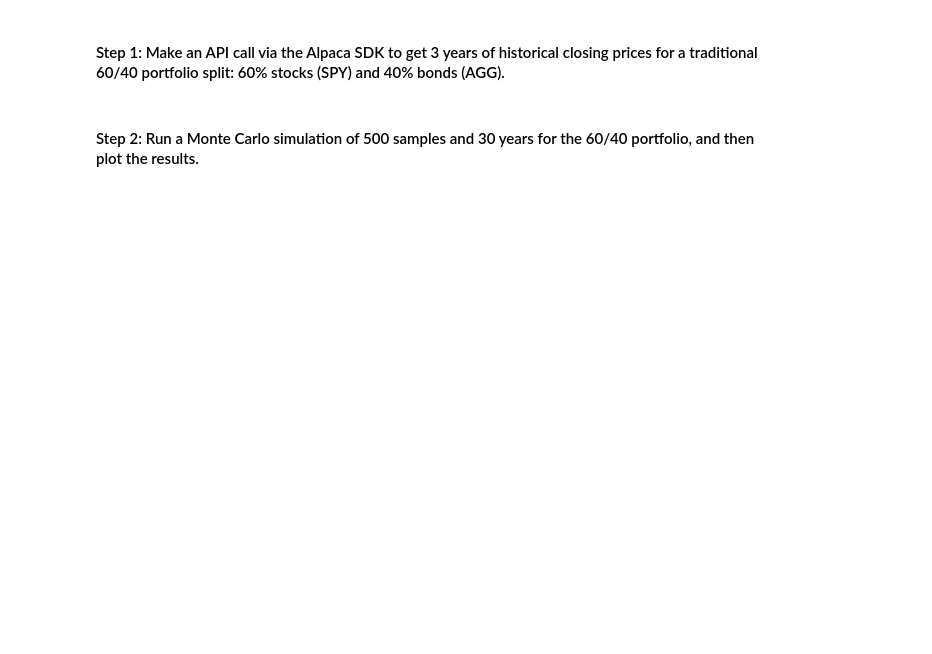
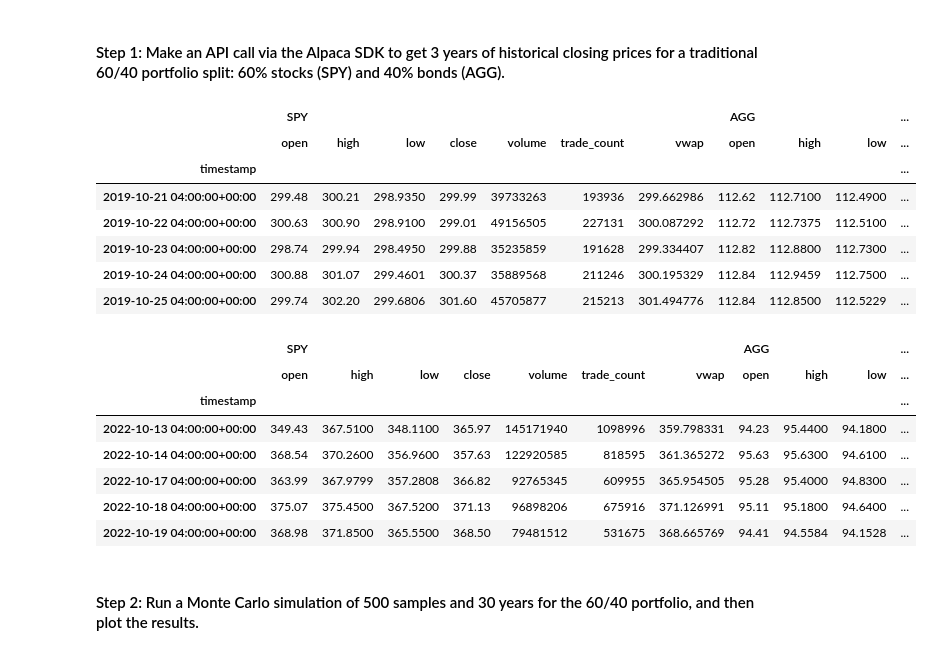
Before and after one commit to Arty-j/Financial_Planning_Tools, a Jupyter notebook: financial_planning_tools.ipynb, the cells around one changed output. Saved outputs shown, nothing was run; the diff lists cells and outputs as text; code cells hidden in the pictures; blank space fills up the shorter version.

```diff
--- a/financial_planning_tools.ipynb
+++ b/financial_planning_tools.ipynb
@@ -421,20 +435,37 @@ In this section, you’ll use the MCForecastTools library to create a Monte Carl
 # %%
 # Use the Alpaca get_bars function to make the API call to get the 3 years worth of pricing data
 # The tickers and timeframe parameters should have been set in Part 1 of this activity
 # The start and end dates should be updated with the information set above
 # Remember to add the df property to the end of the call so the response is returned as a DataFrame
-# YOUR CODE HERE
+prices_df = alpaca.get_bars(tickers, timeframe, start=start_date, end=end_date).df
 
 # Reorganize the DataFrame
 # Separate ticker data
-# YOUR CODE HERE
-
+SPY = prices_df[prices_df["symbol"]=="SPY"].drop("symbol", axis=1)
+AGG = prices_df[prices_df["symbol"]=="AGG"].drop("symbol", axis=1)
 # Concatenate the ticker DataFrames
-# YOUR CODE HERE
+prices_df = pd.concat([SPY, AGG], axis=1, keys=["SPY", "AGG"])
 
 # Display both the first and last five rows of the DataFrame
-# YOUR CODE HERE
-# YOUR CODE HERE
+display(prices_df.head())
+prices_df.tail()
+# %% [output]
+|  | SPY |  |  |  |  |  |  | AGG |  |  | ... |
+|  | open | high | low | close | volume | trade_count | vwap | open | high | low | ... |
+| timestamp |  |  |  |  |  |  |  |  |  |  | ... |
+| 2019-10-21 04:00:00+00:00 | 299.48 | 300.21 | 298.9350 | 299.99 | 39733263 | 193936 | 299.662986 | 112.62 | 112.7100 | 112.4900 | ... |
+| 2019-10-22 04:00:00+00:00 | 300.63 | 300.90 | 298.9100 | 299.01 | 49156505 | 227131 | 300.087292 | 112.72 | 112.7375 | 112.5100 | ... |
+| 2019-10-23 04:00:00+00:00 | 298.74 | 299.94 | 298.4950 | 299.88 | 35235859 | 191628 | 299.334407 | 112.82 | 112.8800 | 112.7300 | ... |
+| 2019-10-24 04:00:00+00:00 | 300.88 | 301.07 | 299.4601 | 300.37 | 35889568 | 211246 | 300.195329 | 112.84 | 112.9459 | 112.7500 | ... |
+| 2019-10-25 04:00:00+00:00 | 299.74 | 302.20 | 299.6806 | 301.60 | 45705877 | 215213 | 301.494776 | 112.84 | 112.8500 | 112.5229 | ... |
+|  | SPY |  |  |  |  |  |  | AGG |  |  | ... |
+|  | open | high | low | close | volume | trade_count | vwap | open | high | low | ... |
+| timestamp |  |  |  |  |  |  |  |  |  |  | ... |
+| 2022-10-13 04:00:00+00:00 | 349.43 | 367.5100 | 348.1100 | 365.97 | 145171940 | 1098996 | 359.798331 | 94.23 | 95.4400 | 94.1800 | ... |
+| 2022-10-14 04:00:00+00:00 | 368.54 | 370.2600 | 356.9600 | 357.63 | 122920585 | 818595 | 361.365272 | 95.63 | 95.6300 | 94.6100 | ... |
+| 2022-10-17 04:00:00+00:00 | 363.99 | 367.9799 | 357.2808 | 366.82 | 92765345 | 609955 | 365.954505 | 95.28 | 95.4000 | 94.8300 | ... |
+| 2022-10-18 04:00:00+00:00 | 375.07 | 375.4500 | 367.5200 | 371.13 | 96898206 | 675916 | 371.126991 | 95.11 | 95.1800 | 94.6400 | ... |
+| 2022-10-19 04:00:00+00:00 | 368.98 | 371.8500 | 365.5500 | 368.50 | 79481512 | 531675 | 368.665769 | 94.41 | 94.5584 | 94.1528 | ... |
 # %% [markdown]
 #### Step 2: Run a Monte Carlo simulation of 500 samples and 30 years for the 60/40 portfolio, and then plot the results.
 # %%
```
Also changed, not shown: parts of 12 cells of this notebook.
